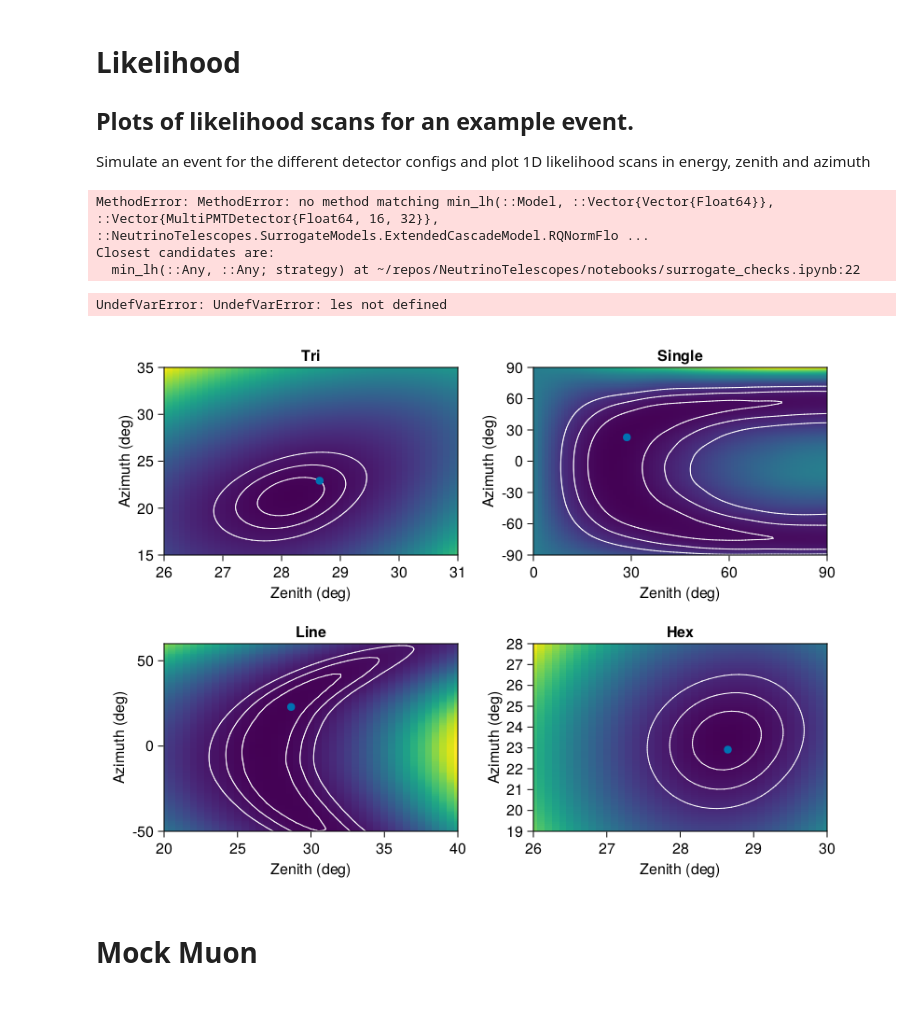
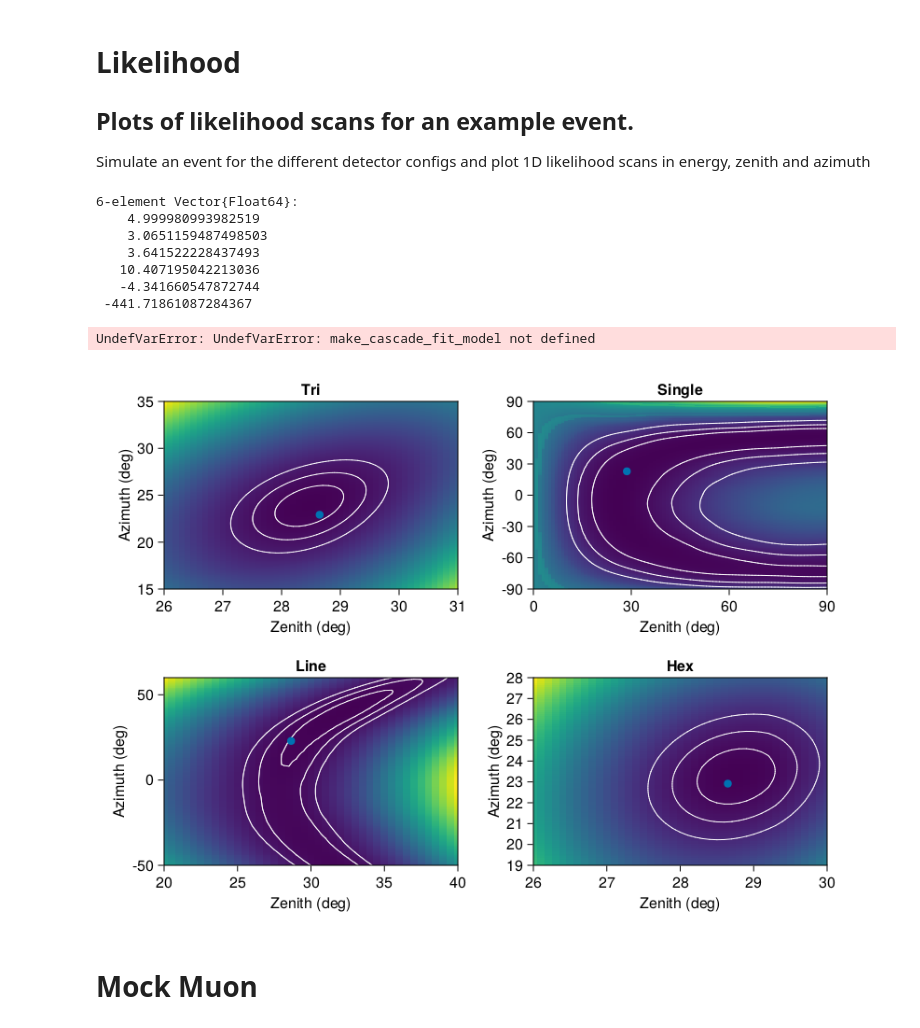
Before and after one commit to PLEnuM-group/NeutrinoTelescopes, a Jupyter notebook: notebooks/surrogate_checks.ipynb, the cells around one changed output. Drawn from its saved outputs; the diff is of its cells as text; code cells hidden in the pictures.

```diff
--- a/notebooks/surrogate_checks.ipynb
+++ b/notebooks/surrogate_checks.ipynb
@@ -134,22 +134,25 @@ end
 # %% [output]
 calculate_inertia_matrix (generic function with 2 methods)
 # %%
+function make_obj_func_cascade(fit_model; data, targets, model, tf_vec, c_n, use_feat_buffer=true)
 
-function make_obj_func_cascade(fit_model; data, targets, model, tf_vec, c_n)
+    feat_buffer = use_feat_buffer ? zeros(9, get_pmt_count(eltype(targets))*length(targets)) : nothing
 
     function obj_func(x)
         logenergy, theta, phi, pos_x, pos_y, pos_z, time = parse_model_params(x, fit_model)
-        fval =  -single_cascade_likelihood(logenergy, theta, phi, SA[pos_x, pos_y, pos_z], time; data=data, targets=targets, model=model, tf_vec=tf_vec, c_n=c_n)
+        fval =  -single_cascade_likelihood(logenergy, theta, phi, SA[pos_x, pos_y, pos_z], time; data=data, targets=targets, model=model, tf_vec=tf_vec, c_n=c_n, feat_buffer=feat_buffer)
         return fval
     end
     return obj_func
 end
 
-function make_obj_func_track(fit_model; data, losses, muon_energy, targets, model, tf_vec, c_n)
+function make_obj_func_track(fit_model; data, losses, muon_energy, targets, model, tf_vec, c_n, use_feat_buffer=true)
+
+    feat_buffer = use_feat_buffer ? zeros(9, get_pmt_count(eltype(targets))*length(targets)*length(losses)) : nothing
 
     function obj_func(x)
         logenergy, theta, phi, pos_x, pos_y, pos_z, time = parse_model_params(x, fit_model)
-        fval = -track_likelihood_fixed_losses(logenergy, theta, phi, SA[pos_x, pos_y, pos_z], time; losses=losses_filt, muon_energy=muon_energy, data=data, targets=targets_range, model=model, tf_vec=tf_vec, c_n=c_n)
+        fval = -track_likelihood_fixed_losses(logenergy, theta, phi, SA[pos_x, pos_y, pos_z], time; losses=losses_filt, muon_energy=muon_energy, data=data, targets=targets_range, model=model, tf_vec=tf_vec, c_n=c_n, feat_buffer=feat_buffer)
         return fval
     end
     return obj_func
@@ -265,7 +268,7 @@ function compare_mc_model(
         shape_lhs = []
         local log_expec
         for t in times
-            _, shape_lh, log_expec = SurrogateModels.evaluate_model(particles, Vector.(eachrow(t .+ t_geos .+ t0)), targets, model, tf_dict, c_n)
+            _, shape_lh, log_expec = SurrogateModels.evaluate_model(particles, Vector.(eachrow(t .+ t_geos .+ t0)), targets, gpu(model), tf_dict, c_n)
             push!(shape_lhs, collect(shape_lh))
         end
 
@@ -343,6 +344,8 @@ UndefVarError: UndefVarError: targets_single not defined
 Simulate an event for the different detector configs and plot 1D likelihood scans in energy, zenith and azimuth
 # %%
 @load models["4"] model hparams opt tf_dict
+
+gpu_model = gpu(model)
 
 pos = SA[8., -5., -450]
 theta = 0.5
@@ -360,13 +363,19 @@ hypo = make_event_fit_model(seed_x=pos_seed[1], seed_y=pos_seed[2], seed_z=pos_s
 # Fix time
 set_inactive!(hypo, "time")
 
+obj_func = make_obj_func_cascade(hypo; data=samples, targets=targets_range, model=gpu_model, tf_vec=tf_dict, c_n=c_n, use_feat_buffer=false)
+res = min_lh(hypo, obj_func, strategy=:cg)
+
 # Maximum likelihood
-res = min_lh(hypo, samples, targets_range, model, tf_dict, c_n, strategy=:cg)
 bestfit = Optim.minimizer(res)
 # %% [output]
-MethodError: MethodError: no method matching min_lh(::Model, ::Vector{Vector{Float64}}, ::Vector{MultiPMTDetector{Float64, 16, 32}}, ::NeutrinoTelescopes.SurrogateModels.ExtendedCascadeModel.RQNormFlo ...
-Closest candidates are:
-  min_lh(::Any, ::Any; strategy) at ~/repos/NeutrinoTelescopes/notebooks/surrogate_checks.ipynb:22
+6-element Vector{Float64}:
+    4.999980993982519
+    3.0651159487498503
+    3.641522228437493
+   10.407195042213036
+   -4.341660547872744
+ -441.71861087284367
 # %%
 fig = Figure(resolution=(1000, 1000))
 
@@ -398,7 +407,7 @@ end
 
 fig
 # %% [output]
-UndefVarError: UndefVarError: les not defined
+UndefVarError: UndefVarError: make_cascade_fit_model not defined
 # %%
 pos = SA[8., -5., -450]
 theta = 0.5
@@ -407,35 +416,35 @@ rng = MersenneTwister(31338)
 #targets_range = [target]
 
 axis_ranges = Dict("Tri" => (26, 31, 15, 35, 0.1), "Single" => (0, 90, -90, 90, 1), "Line" => (20, 40, -50, 60, 0.5), "Hex" => (26, 30, 19, 28, 0.1))
 
 levels = map(sigma -> invlogcdf(Chisq(2), log(1-2*ccdf(Normal(), sigma))), [1, 2, 3])
 
 
 fig = Figure()
 ga = fig[1, 1] = GridLayout()
 
 for (i, (dkey, targets)) in enumerate(detectors)
 
     ranges = axis_ranges[dkey]
     thetas = deg2rad.(ranges[1]:ranges[end]:ranges[2])
     phis = deg2rad.(ranges[3]:ranges[end]:ranges[4])
 
 
     targets_range = [t for t in targets if norm(t.position .- pos) < 200]
     data = sample_cascade_event(5E4, theta, phi, pos, 0.; targets=targets_range, model=model, tf_vec=tf_dict, rng=rng, c_n=c_n)
 
-    llh2d = single_cascade_likelihood.(log10(5E4), thetas, permutedims(phis), Ref(pos), 0.; data=data, targets=targets_range, model=model, tf_vec=tf_dict, c_n=c_n)
+    llh2d = single_cascade_likelihood.(log10(5E4), thetas, permutedims(phis), Ref(pos), 0.; data=data, targets=targets_range, model=gpu(model), tf_vec=tf_dict, c_n=c_n)
     rellh = maximum(llh2d) .- llh2d
     row, col = divrem(i-1, 2)
     ax = Axis(ga[row+1, col+1], title=dkey, xlabel="Zenith (deg)", ylabel="Azimuth (deg)", limits=ranges[1:4])
     hm = heatmap!(ax, rad2deg.(thetas), rad2deg.(phis), rellh)
     contour!(ax,  rad2deg.(thetas), rad2deg.(phis), rellh, levels=levels, color=:white)
     scatter!(ax, rad2deg(theta), rad2deg(phi))
 end
 #Colorbar(fig[1, 2], hm)
 fig
 # %% [output]
-[figure, old version]
+[figure, new version]
 # %% [markdown]
 # Mock Muon
 # %%
```
Also changed, not shown: parts of 5 cells of this notebook, 3 other files.
